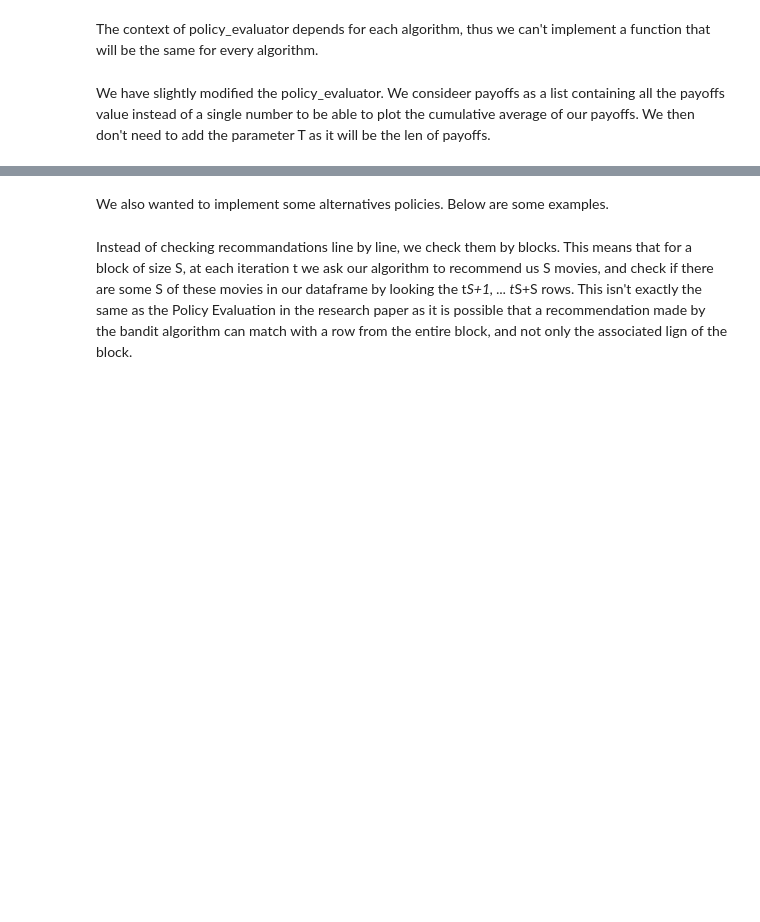
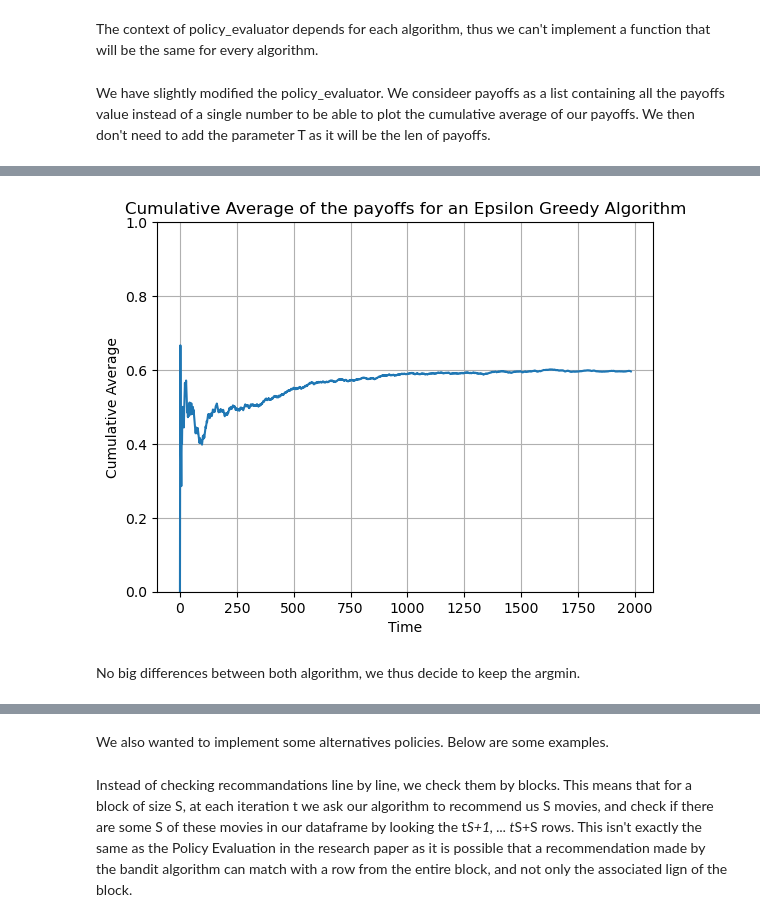
Before and after one commit to fllin1/aml_mab, a Jupyter notebook: MAB Algorithms/policy_evaluator_epsilon.ipynb, the cells around one changed output, grey strips where cells are left out. Drawn from its saved outputs; the diff is of its cells as text; code cells hidden in the pictures; blank space fills up the shorter version.

```diff
--- a/MAB Algorithms/policy_evaluator_epsilon.ipynb
+++ b/MAB Algorithms/policy_evaluator_epsilon.ipynb
@@ -39,0 +45,16 @@ df.head()
+# %%
+def policy_evaluator_epsilon_min(dataframe, epsilon_value = 0.15):
+    # We get the list of the arms (the movies)
+    arms = dataframe['movie_id'].unique().tolist()
+    # We initialize an empty history
+    history = pd.DataFrame([], columns = dataframe.columns)
+    # We stock the payoffs in a list
+    payoffs = []
+    for t in range(len(dataframe)):
+        # We check our t-th row
+        t_event = dataframe[t : t + 1]
+        # If the movie recommended matches the movie of our dataframe, we update our history and our payoffs
+        if epsilon_greedy_algorithm_min(history, arms, epsilon=epsilon_value, n_recommendations=1) == t_event['movie_id'].iloc[0] :
+            history.loc[len(history)] = t_event.iloc[0].to_list()
+            payoffs.append(t_event['binary_rating'].iloc[0])
+    return payoffs
@@ -48 +65,3 @@ Name: count, dtype: int64
+# %%
+payoffs2 = policy_evaluator_epsilon_min(df, epsilon_value = 0.15)
 # %%
@@ -59,0 +79,14 @@ plt.show()
+# %%
+cumulative_average = np.cumsum(payoffs2) / np.arange(1, len(payoffs2)+1)
+
+plt.plot(cumulative_average)
+plt.xlabel("Time")
+plt.ylabel("Cumulative Average")
+plt.title("Cumulative Average of the payoffs for an Epsilon Greedy Algorithm")
+plt.ylim(0, 1)
+plt.grid(True)
+plt.show()
+# %% [output]
+[figure, added]
+# %% [markdown]
+No big differences between both algorithm, we thus decide to keep the argmin.
```
Also changed, not shown: parts of 23 cells of this notebook, 7 other files.
